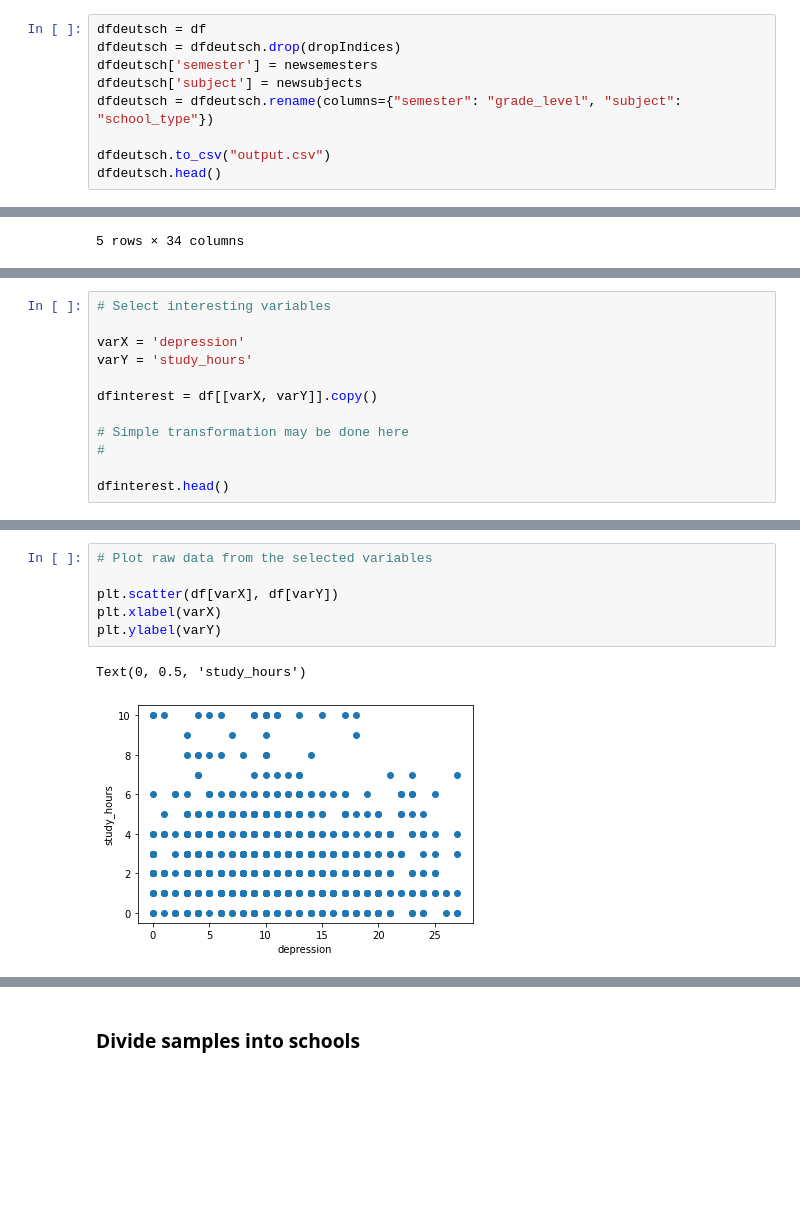
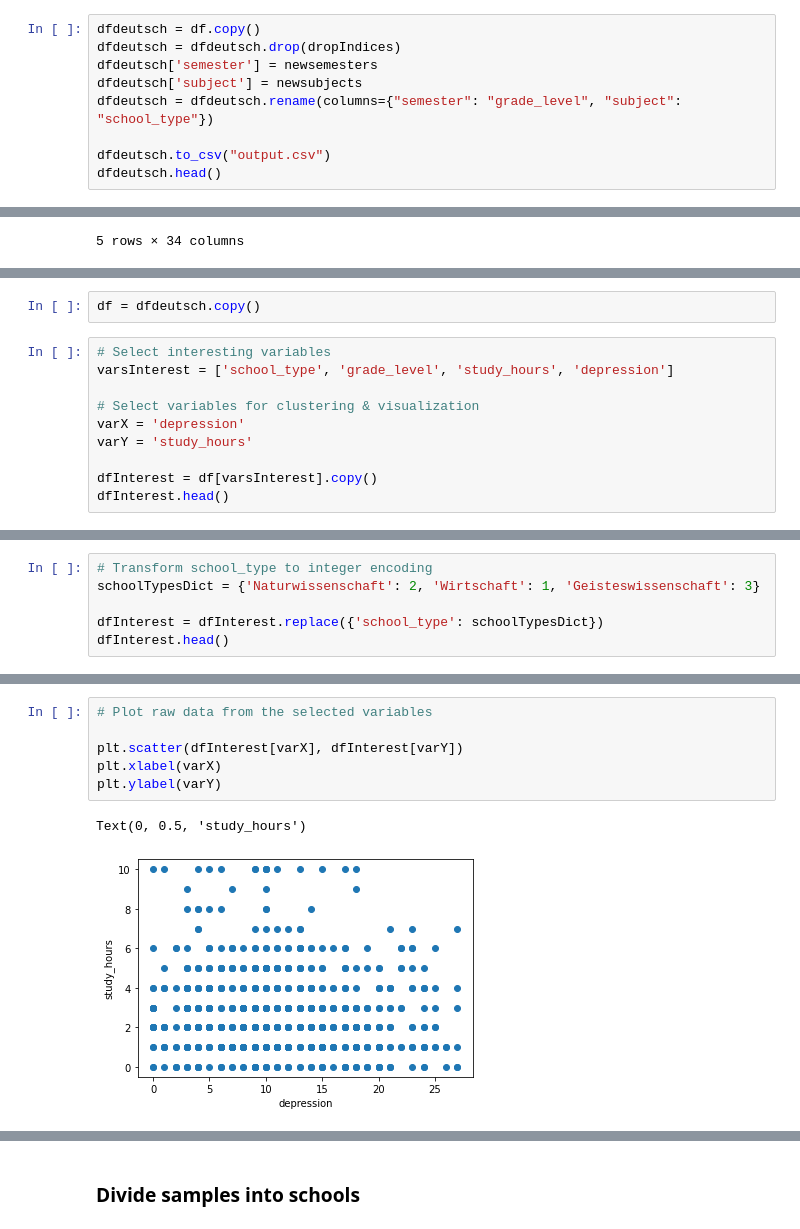
Before and after one commit to AMiiiN/schooldirector, a Jupyter notebook: Schooldirector.ipynb, the cells around one changed output, grey strips where cells are left out. Drawn from its saved outputs; the diff is of its cells as text; blank space fills up the shorter version.

Commit message:
Adaptation to multiple variables of interest

```diff
--- a/Schooldirector.ipynb
+++ b/Schooldirector.ipynb
@@ -99,7 +145,7 @@ print(str(len(newsubjects)) + " from initially " + str(len(subjects)) + " studen
 # %% [output]
 718 from initially 752 students remaining.
 # %%
-dfdeutsch = df
+dfdeutsch = df.copy()
 dfdeutsch = dfdeutsch.drop(dropIndices)
 dfdeutsch['semester'] = newsemesters
 dfdeutsch['subject'] = newsubjects
@@ -118,13 +172,13 @@ dfdeutsch.head()
+# %%
+df = dfdeutsch.copy()
 # %%
 # Select interesting variables
+varsInterest = ['school_type', 'grade_level', 'study_hours', 'depression']
 
+# Select variables for clustering & visualization
 varX = 'depression'
 varY = 'study_hours'
 
-dfinterest = df[[varX, varY]].copy()
-
-# Simple transformation may be done here
-#
-
-dfinterest.head()
+dfInterest = df[varsInterest].copy()
+dfInterest.head()
 # %% [output]
@@ -136,0 +191,6 @@ dfinterest.head()
+# %%
+# Transform school_type to integer encoding
+schoolTypesDict = {'Naturwissenschaft': 2, 'Wirtschaft': 1, 'Geisteswissenschaft': 3}
+
+dfInterest = dfInterest.replace({'school_type': schoolTypesDict})
+dfInterest.head()
@@ -137,10 +204,10 @@ dfinterest.head()
 # %%
 # Plot raw data from the selected variables
 
-plt.scatter(df[varX], df[varY])
+plt.scatter(dfInterest[varX], dfInterest[varY])
 plt.xlabel(varX)
 plt.ylabel(varY)
 # %% [output]
 Text(0, 0.5, 'study_hours')
-[figure, old version]
+[figure, new version]
 # %%
```
Also changed, not shown: parts of 18 cells of this notebook.
